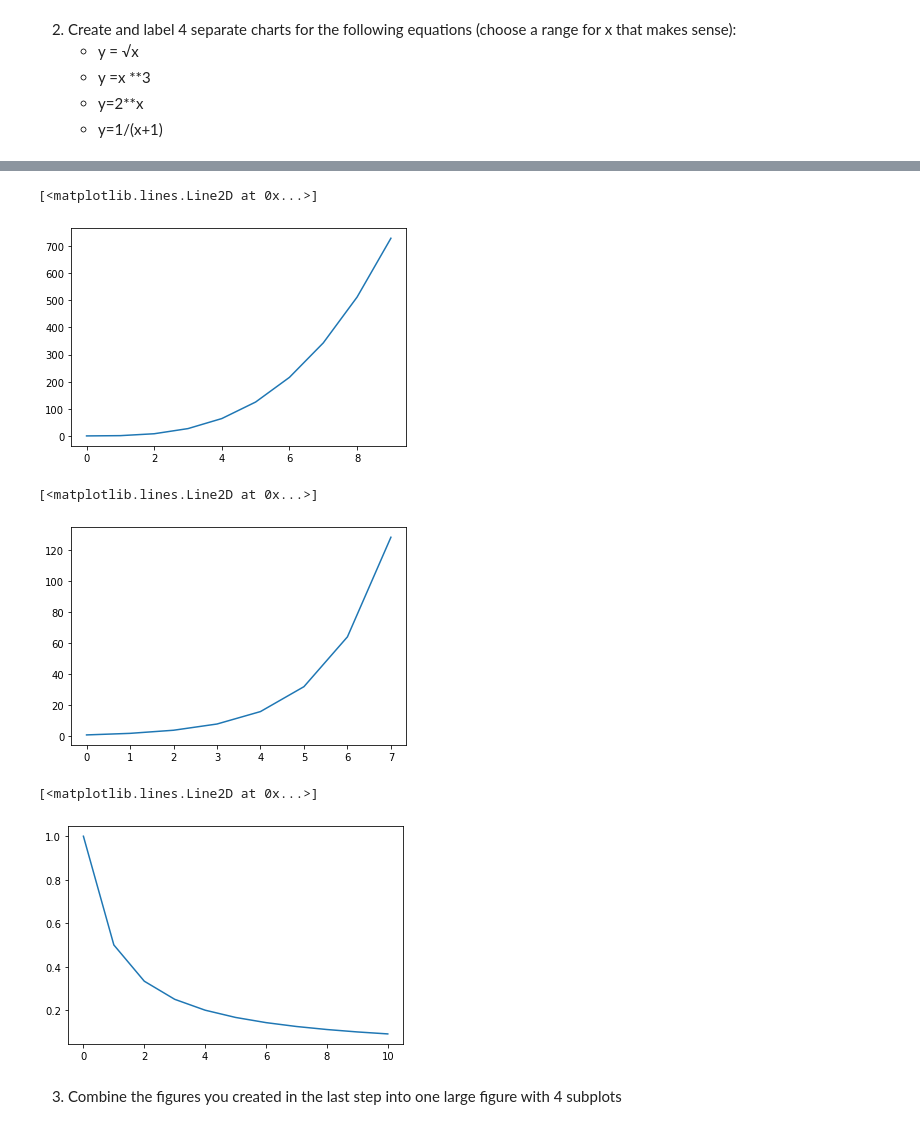
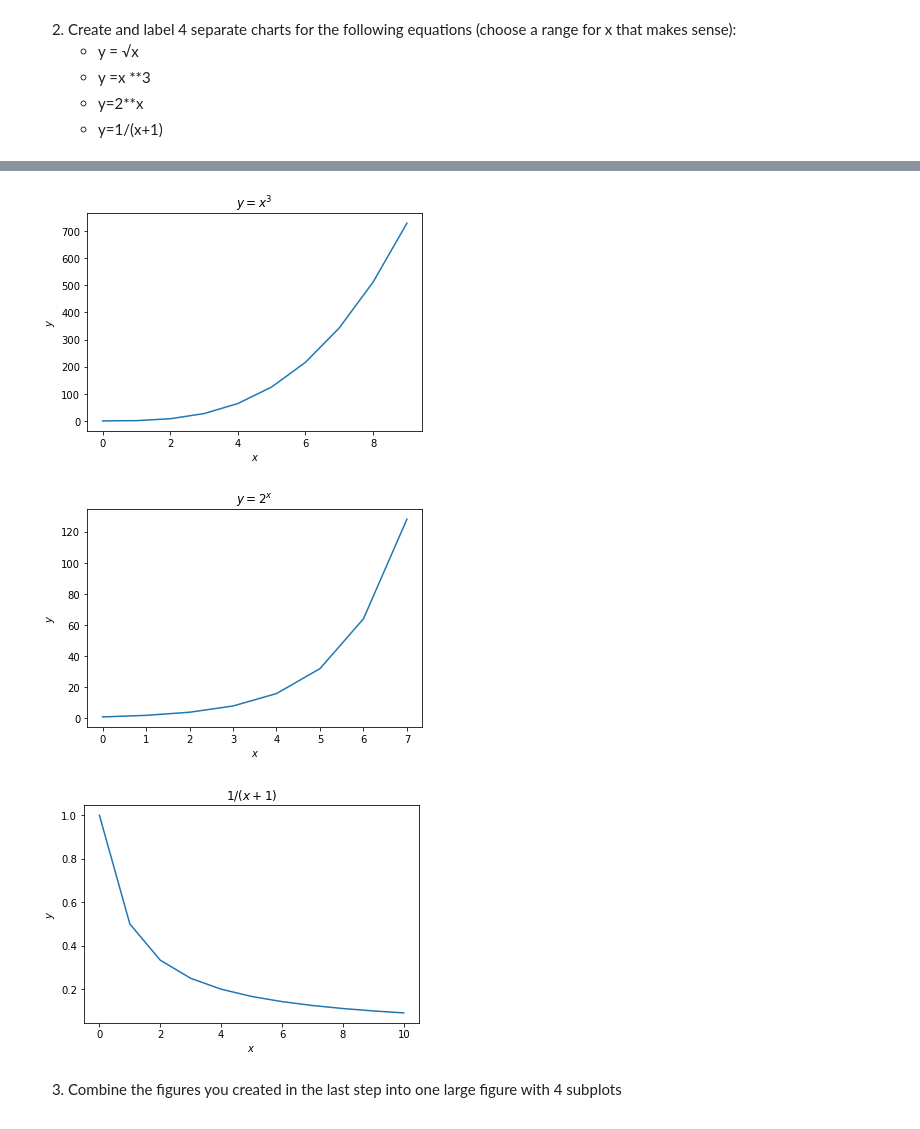
Before and after one commit to cindyvillanuevads/numpy-pandas-visualization-exercises, a Jupyter notebook: matplotlib_exercises.ipynb, the cells around one changed output, grey strips where cells are left out. Drawn from its saved outputs; the diff is of its cells as text; code cells hidden in the pictures.

```diff
--- a/matplotlib_exercises.ipynb
+++ b/matplotlib_exercises.ipynb
@@ -34,27 +42,36 @@ plt.plot(x,y)
 # %%
 # y =x **3
 x = range (0, 10)
 y = [n ** 3 for n in x]
 plt.plot(x,y)
+plt.title(r'$y = x^3$')
+plt.xlabel('$x$')
+plt.ylabel('$y$')
+plt.show()
 # %% [output]
-[<matplotlib.lines.Line2D at 0x...>]
-[figure, old version]
+[figure, new version]
 # %%
 # y=2**x
 x = range (0, 8)
 y = [2 ** n for n in x]
 plt.plot(x,y)
+plt.title(r'$y = 2^x$')
+plt.xlabel('$x$')
+plt.ylabel('$y$')
+plt.show()
 # %% [output]
-[<matplotlib.lines.Line2D at 0x...>]
-[figure, old version]
+[figure, new version]
 # %%
 # y= 1/(x+1)
 x = range (0,11)
 y = [1 / (n + 1) for n in x]
 plt.plot(x,y)
+plt.title(r'$y = 1/(x+1)$')
+plt.xlabel('$x$')
+plt.ylabel('$y$')
+plt.show()
 # %% [output]
-[<matplotlib.lines.Line2D at 0x...>]
-[figure, old version]
+[figure, new version]
 # %% [markdown]
 3. Combine the figures you created in the last step into one large figure with 4 subplots
 # %%
```
Also changed, not shown: parts of 5 cells of this notebook, 1 other file.
